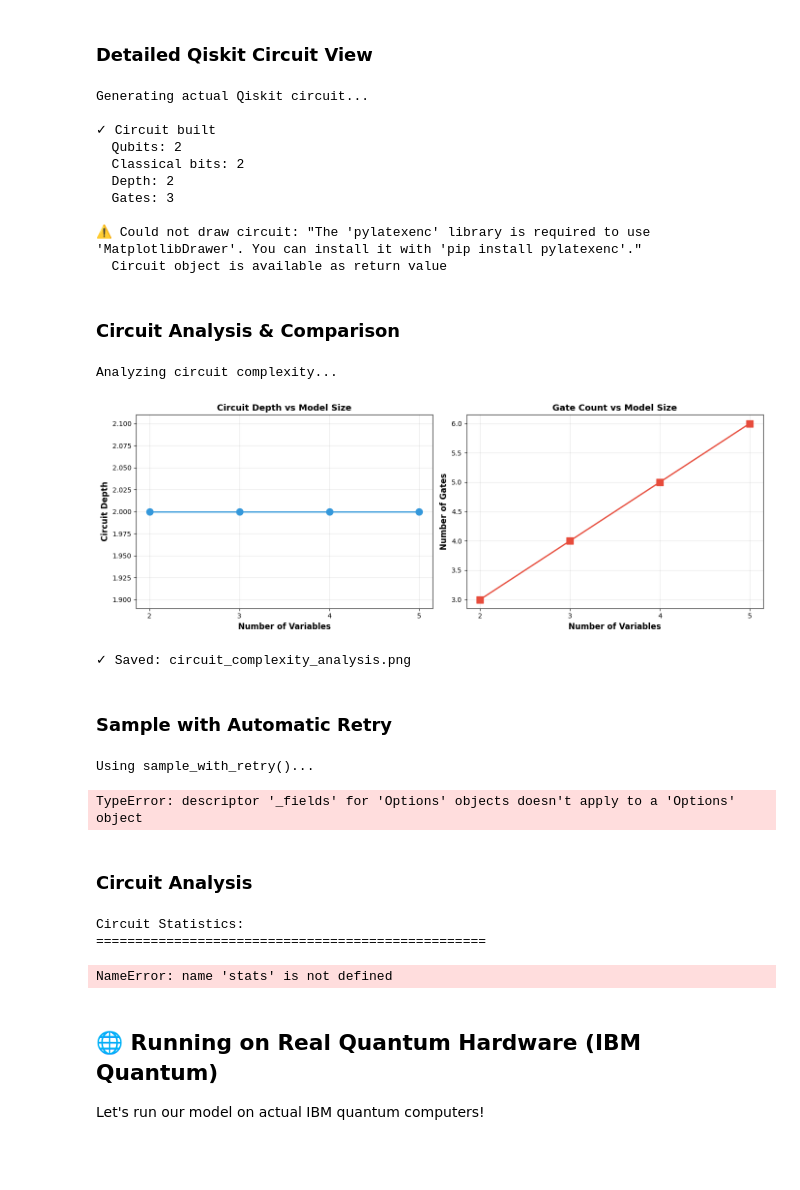
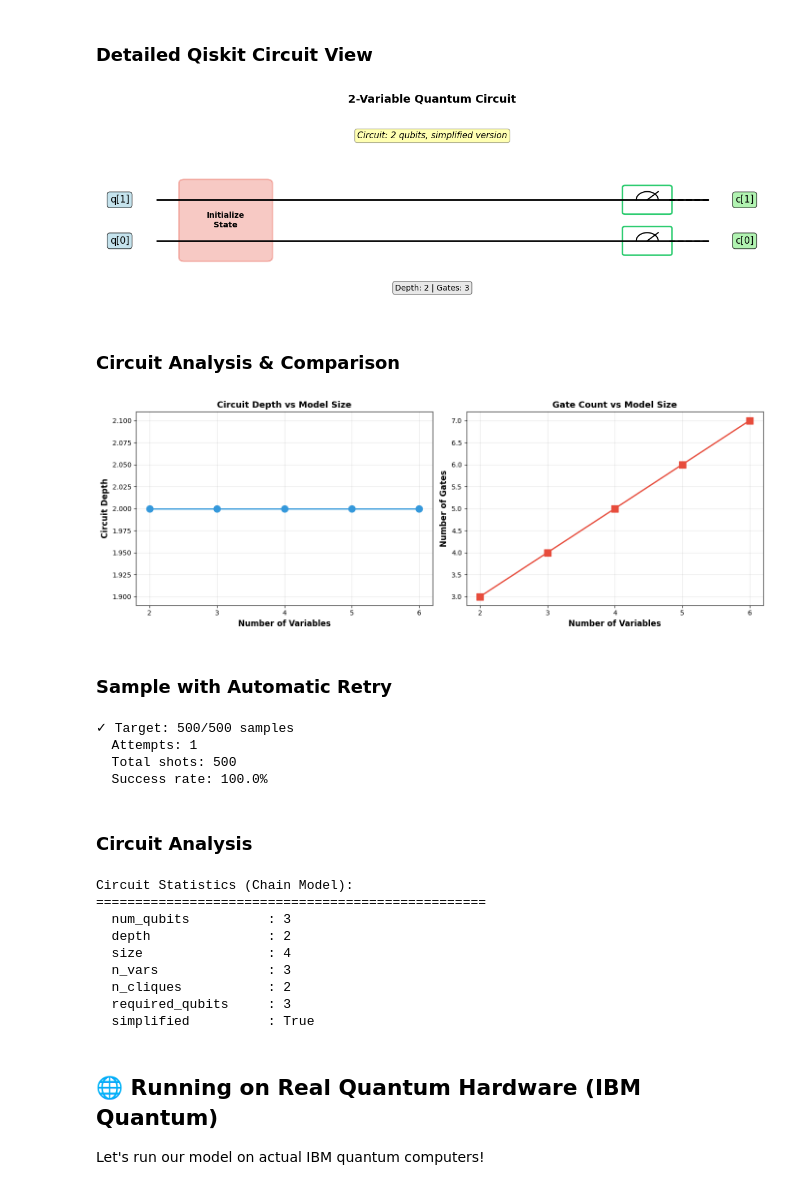
Before and after one commit to arulrhikm/QuantumDGM, a Jupyter notebook: examples/demo_notebook.ipynb, the cells around one changed output. Saved outputs shown, nothing was run; the diff lists cells and outputs as text; code cells hidden in the pictures; blank space fills up the shorter version.

```diff
--- a/examples/demo_notebook.ipynb
+++ b/examples/demo_notebook.ipynb
@@ -15,9 +17,9 @@ import numpy as np
 import matplotlib.pyplot as plt
 
 np.random.seed(42)
-plt.rcParams['figure.figsize'] = (14, 10)
+plt.rcParams['figure.figsize'] = (12, 8)
 
-# %%
+# Import QCGM modules
 from qcgm import (
     DiscreteGraphicalModel,
     QCGMSampler,
@@ -27,13 +29,16 @@ from qcgm import (
     compare_distributions,
     print_comparison,
     generate_state_labels,
+)
+
+# Import visualization functions
+from qcgm import (
     visualize_graphical_model,
     visualize_circuit_diagram,
     compare_model_structures,
     plot_distribution_comparison,
     analyze_circuit_complexity,
-    show_qiskit_circuit
 )
 
-print("✓ Imports successful\n")
+print("✓ All imports successful!")
 # %% [output]
@@ -270,59 +241,55 @@ Comparing different model structures...
 # %% [markdown]
 ### Detailed Qiskit Circuit View
 # %%
-circuit_detailed = show_qiskit_circuit(model, max_gates=100,
-                                      save_path='qiskit_circuit_detailed.png')
+# Visualize circuit diagram for the 2-variable model
+fig_circuit = visualize_circuit_diagram(model, sampler, "2-Variable Quantum Circuit")
+plt.show()
 # %% [output]
-Generating actual Qiskit circuit...
-
-✓ Circuit built
-  Qubits: 2
-  Classical bits: 2
-  Depth: 2
-  Gates: 3
-
-⚠ Could not draw circuit: "The 'pylatexenc' library is required to use 'MatplotlibDrawer'. You can install it with 'pip install pylatexenc'."
-  Circuit object is available as return value
+[figure, added]
 # %% [markdown]
 ### Circuit Analysis & Comparison
 # %%
-print("\nAnalyzing circuit complexity...")
-fig_complexity = analyze_circuit_complexity(max_vars=5,
-                                           save_path='circuit_complexity_analysis.png')
+# Analyze circuit complexity across different model sizes
+fig_complexity = analyze_circuit_complexity(max_vars=6)
 plt.show()
-print("✓ Saved: circuit_complexity_analysis.png")
 # %% [output]
-Analyzing circuit complexity...
-[figure, old version]
+[figure, new version]
-✓ Saved: circuit_complexity_analysis.png
 # %% [markdown]
 ### Sample with Automatic Retry
 # %%
-print("Using sample_with_retry()...")
-
+# Sample with automatic retry to guarantee target sample count
 samples_retry, info = sampler.sample_with_retry(
     target_samples=500,
     max_shots=10000
 )
 
-print(f"\n✓ Target: {info['actual_samples']}/500 samples")
+print(f"✓ Target: {info['actual_samples']}/500 samples")
 print(f"  Attempts: {info['attempts']}")
 print(f"  Total shots: {info['total_shots']}")
 print(f"  Success rate: {info['final_success_rate']:.1%}")
 # %% [output]
-Using sample_with_retry()...
+✓ Target: 500/500 samples
+  Attempts: 1
+  Total shots: 500
+  Success rate: 100.0%
-TypeError: descriptor '_fields' for 'Options' objects doesn't apply to a 'Options' object
 # %% [markdown]
 ### Circuit Analysis
 # %%
-print("Circuit Statistics:")
+# Print circuit statistics for the chain model
+print("Circuit Statistics (Chain Model):")
 print("=" * 50)
 for key, value in stats.items():
     print(f"  {key:20s}: {value}")
 # %% [output]
-Circuit Statistics:
+Circuit Statistics (Chain Model):
 ==================================================
+  num_qubits          : 3
+  depth               : 2
+  size                : 4
+  n_vars              : 3
+  n_cliques           : 2
+  required_qubits     : 3
+  simplified          : True
-NameError: name 'stats' is not defined
 # %% [markdown]
 ## 🌐 Running on Real Quantum Hardware (IBM Quantum)
 
```
Also changed, not shown: parts of 20 cells of this notebook, 31 other files.
